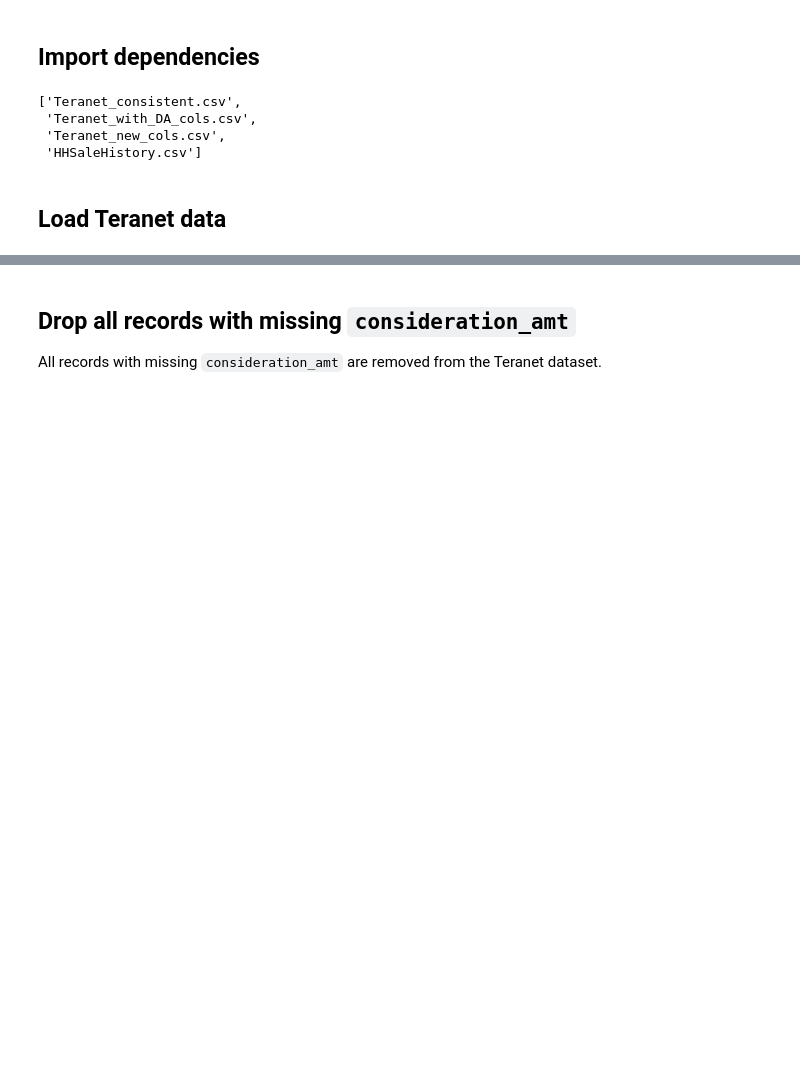
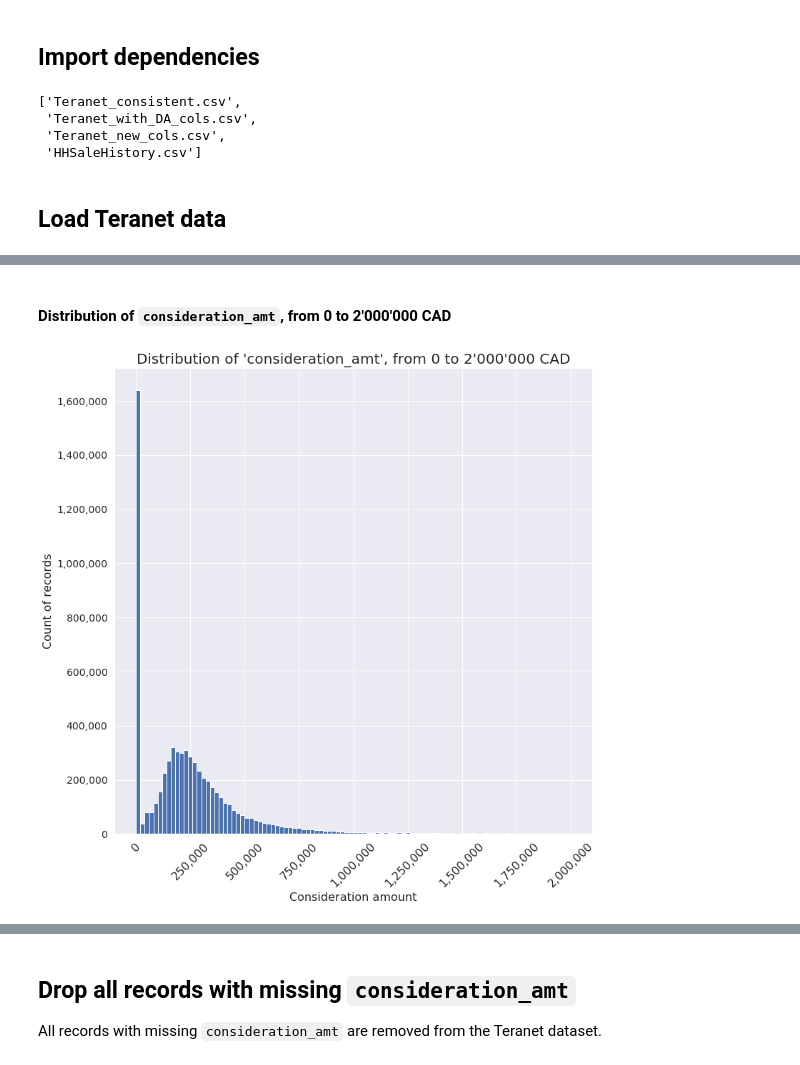
Before and after one commit to stepan-o/geo, a Jupyter notebook: notebooks/2.scrub/2.3_teranet_nonan_new_cols.ipynb, the cells around one changed output, grey strips where cells are left out. Saved outputs shown, nothing was run; the diff lists cells and outputs as text; code cells hidden in the pictures; blank space fills up the shorter version.

```diff
--- a/notebooks/2.scrub/2.3_teranet_nonan_new_cols.ipynb
+++ b/notebooks/2.scrub/2.3_teranet_nonan_new_cols.ipynb
@@ -146,9 +148,14 @@ Essentially, a simple range index, which represents the row number of a record i
 ## Import dependencies
 # %%
 import numpy as np
+import matplotlib.pyplot as plt
+import matplotlib
+import seaborn as sns
 import pandas as pd
 import os
 from time import time
+
+sns.set()
 # %%
 data_path = '../../data/teranet/'
 os.listdir(data_path)
@@ -183,0 +237,18 @@ and 17 columns
+# %% [markdown]
+#### Distribution of `consideration_amt`, from 0 to 2'000'000 CAD
+# %%
+%matplotlib inline
+ax = df.query('consideration_amt < 2000000')['consideration_amt']\
+    .hist(bins=100, figsize=(12,12))
+ax.get_xaxis().set_major_formatter(
+    matplotlib.ticker.FuncFormatter(lambda x, p: format(int(x), ',')))
+ax.get_yaxis().set_major_formatter(
+    matplotlib.ticker.FuncFormatter(lambda x, p: format(int(x), ',')))
+ax.set_xlabel("Consideration amount", fontsize=16)
+ax.set_ylabel("Count of records", fontsize=16)
+ax.set_title("Distribution of 'consideration_amt', from 0 to 2'000'000 CAD", fontsize=20)
+plt.xticks(rotation=45, fontsize=16)
+plt.yticks(fontsize=14)
+plt.savefig('results/teranet_price_dist.png', dpi=300, bbox_inches='tight')
+# %% [output]
+[figure, added]
```
Also changed, not shown: parts of 33 cells of this notebook.
